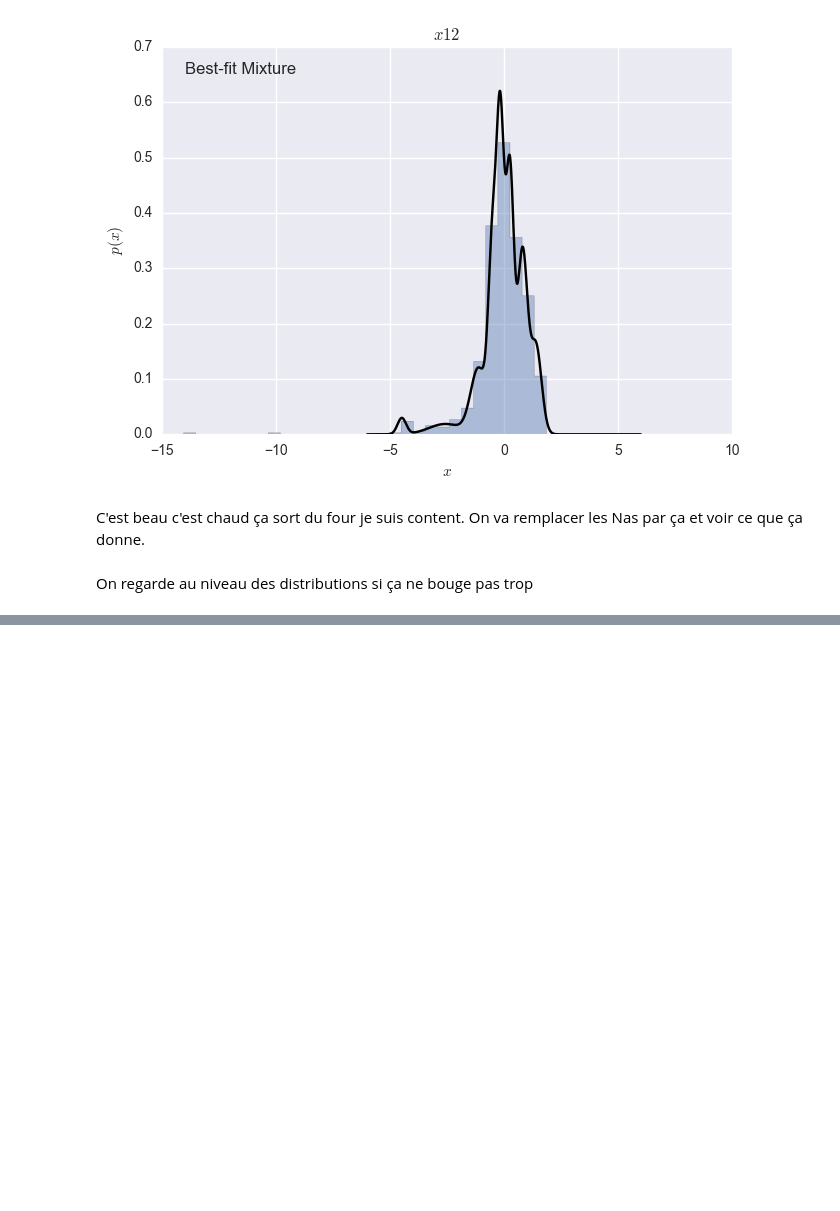
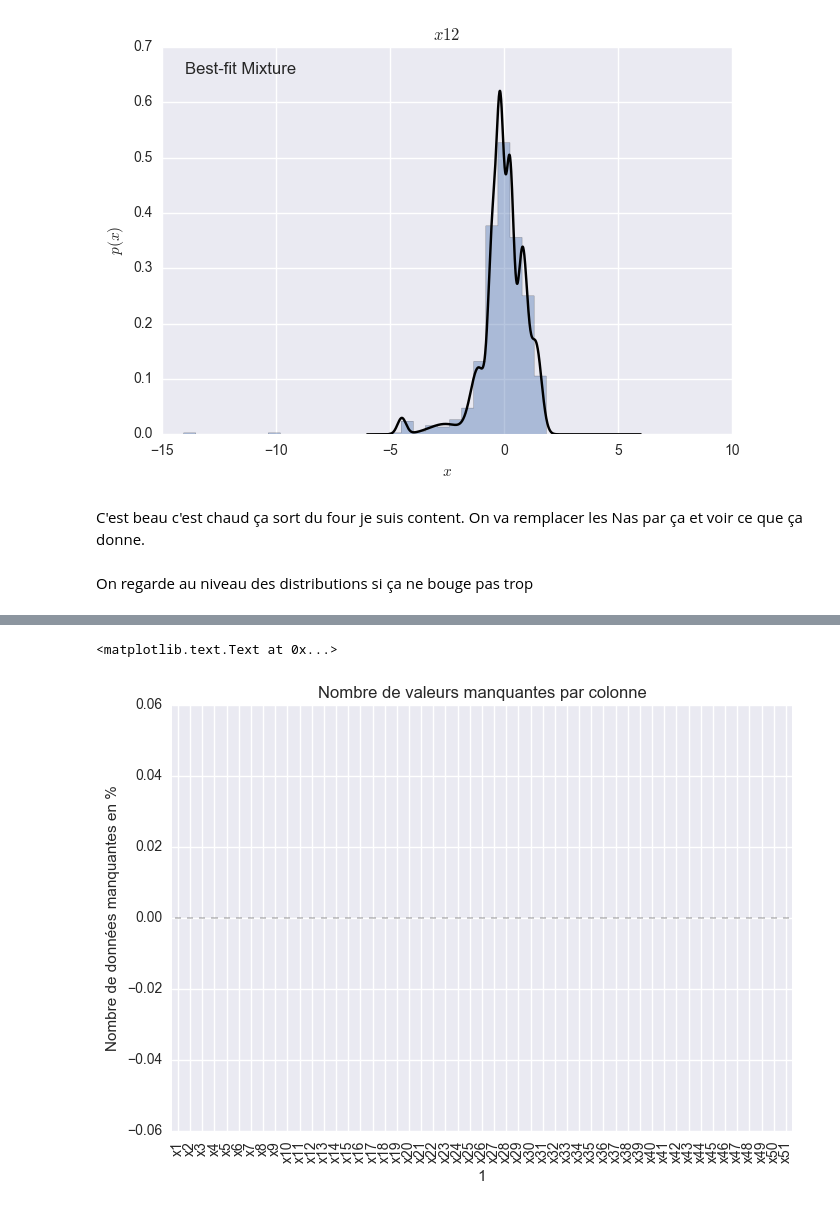
Before and after one commit to bigtdu53/failleIte, a Jupyter notebook: Code/bankrupcy_chanllenge.ipynb, the cells around one changed output, grey strips where cells are left out. Saved outputs shown, nothing was run; the diff lists cells and outputs as text; code cells hidden in the pictures; blank space fills up the shorter version.

```diff
--- a/Code/bankrupcy_chanllenge.ipynb
+++ b/Code/bankrupcy_chanllenge.ipynb
@@ -676,0 +681,7 @@ train_nan_replaced_median[50]=train_nan_replaced_median[50]-2011
+# %%
+train_nan_EM=train_via_def
+colonneToFill=['x'+str(j) for j in range(9,51)]
+# %%
+for col in colonneToFill:
+    train_nan_EM[col]=fillNa_EM(train_via_def[col])
+    print(col+' Done..')
@@ -676,0 +706,2 @@ train_nan_replaced_median[50]=train_nan_replaced_median[50]-2011
+# %%
+train_nan_EM['x51']=train_nan_EM['x51']-2011
@@ -676,0 +720,9 @@ train_nan_replaced_median[50]=train_nan_replaced_median[50]-2011
+# %%
+freqNan=100*train_nan_EM.isnull().sum()/2400
+plt.figure()
+freqNan.plot(kind='bar')
+plt.ylabel('Nombre de données manquantes en %')
+plt.title('Nombre de valeurs manquantes par colonne')
+# %% [output]
+<matplotlib.text.Text at 0x...>
+[figure, added]
```
Also changed, not shown: parts of 29 cells of this notebook.
